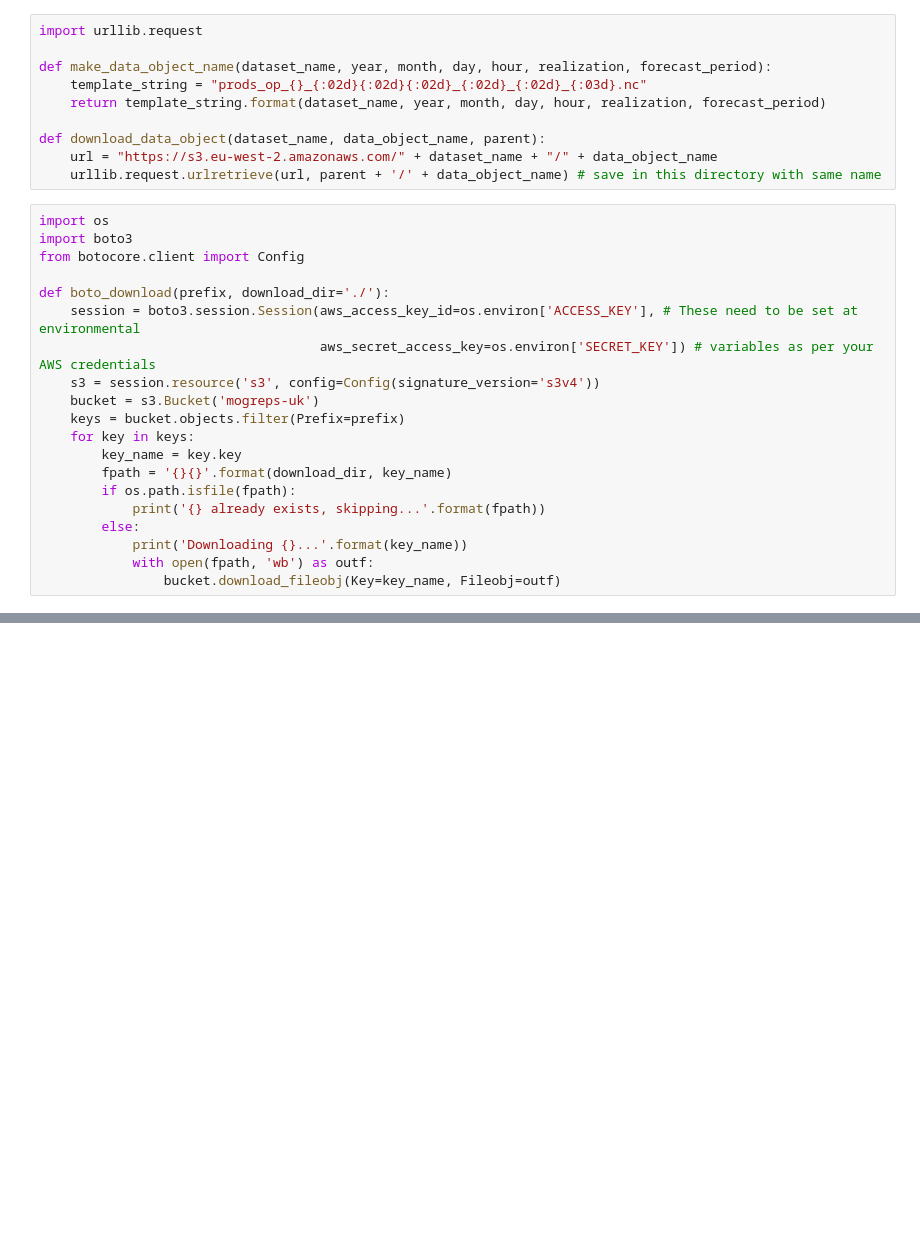
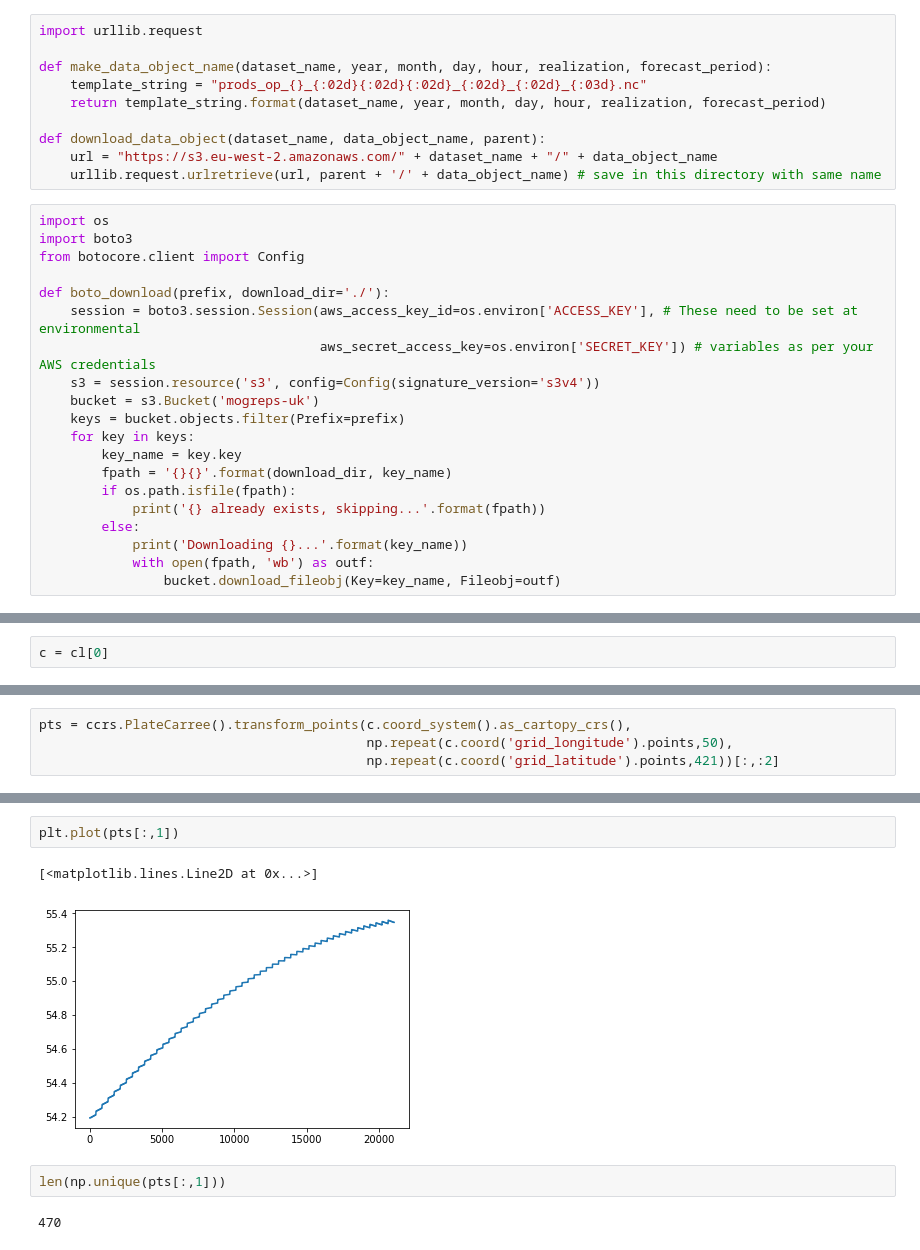
Before and after one commit to informatics-lab/RF_precip_downscaling, a Jupyter notebook: download_data.ipynb, the cells around one changed output, grey strips where cells are left out. Cells and saved outputs as stored; diff of their text form; blank space fills up the shorter version.

```diff
--- a/download_data.ipynb
+++ b/download_data.ipynb
@@ -38,0 +140,2 @@ for month in [6, 7, 8]:
+# %%
+c = cl[0]
@@ -38,0 +144,4 @@ for month in [6, 7, 8]:
+# %%
+pts = ccrs.PlateCarree().transform_points(c.coord_system().as_cartopy_crs(),
+                                          np.repeat(c.coord('grid_longitude').points,50),
+                                          np.repeat(c.coord('grid_latitude').points,421))[:,:2]
@@ -38,0 +158,9 @@ for month in [6, 7, 8]:
+# %%
+plt.plot(pts[:,1])
+# %% [output]
+[<matplotlib.lines.Line2D at 0x...>]
+[figure, added]
+# %%
+len(np.unique(pts[:,1]))
+# %% [output]
+470
```
Also changed, not shown: parts of 11 cells of this notebook, 4 other files.
